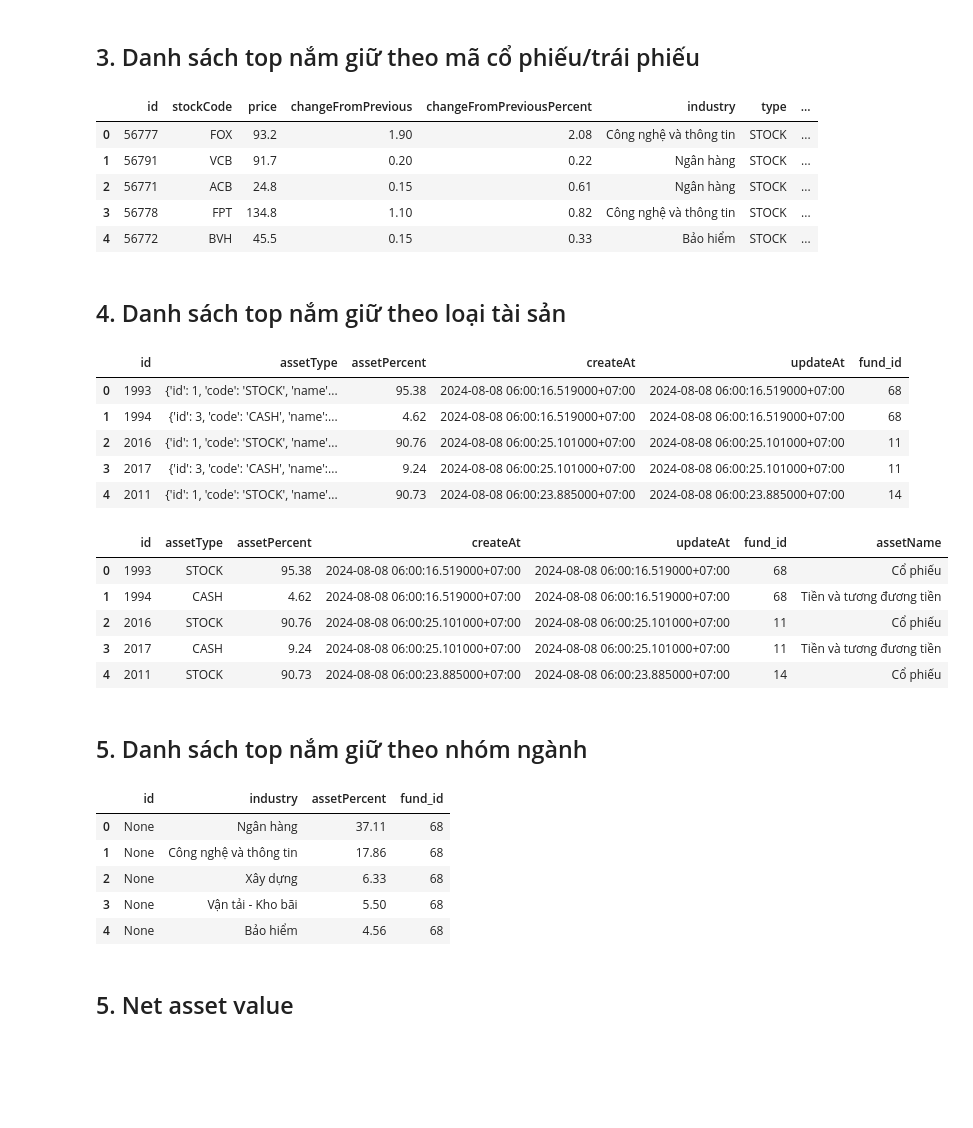
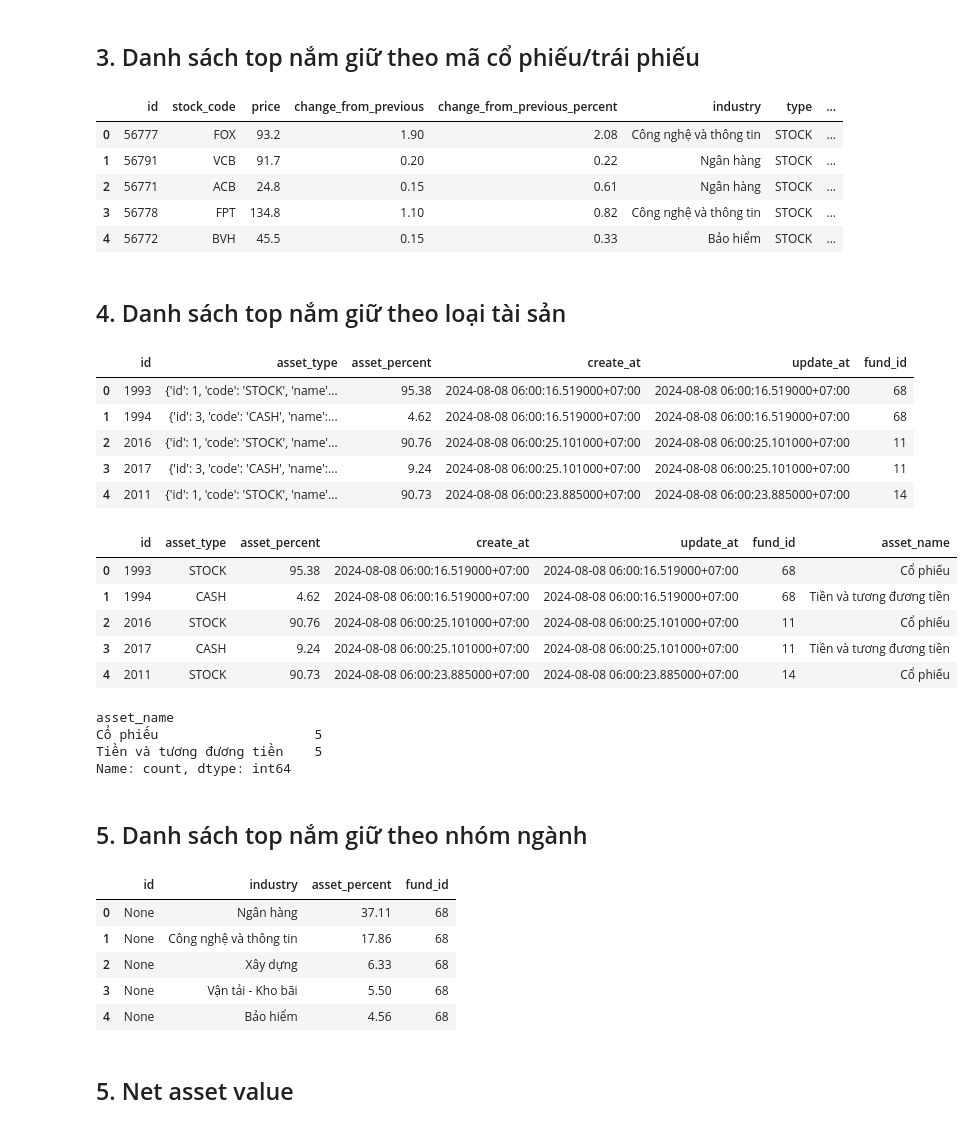
Before and after one commit to cuongng-99/fund-analytics, a Jupyter notebook: src/data_processing.ipynb, the cells around one changed output. Cells and saved outputs as stored; diff of their text form; code cells hidden in the pictures; blank space fills up the shorter version.

Commit message:
add data processing

```diff
--- a/src/data_processing.ipynb
+++ b/src/data_processing.ipynb
@@ -6,2 +16,7 @@ import pytz
+# %%
+def camel_to_snake(camel_str):
+    # Insert underscores only before uppercase letters that are followed by a lowercase letter or number
+    snake_case = re.sub(r"(?<!^)(?=[A-Z][a-z0-9])", "_", camel_str).lower()
+    return snake_case
 # %% [markdown]
 ## 1. Dữ liệu danh sách các quỹ mở đang có
@@ -76,9 +87,13 @@ top_holding = [stock_code for fund in top_holding for stock_code in fund]
 df_top_holding = pd.DataFrame(top_holding)
 
 df_top_holding["updateAt"] = df_top_holding["updateAt"].apply(lambda x: unix_to_datetime_with_timezone(x))
+
+# rename column cammel format to snake
+df_top_holding.columns = [camel_to_snake(col) for col in df_top_holding.columns]
+
 df_top_holding.head()
 # %% [output]
-|  | id | stockCode | price | changeFromPrevious | changeFromPreviousPercent | industry | type | ... |
+|  | id | stock_code | price | change_from_previous | change_from_previous_percent | industry | type | ... |
 | 0 | 56777 | FOX | 93.2 | 1.90 | 2.08 | Công nghệ và thông tin | STOCK | ... |
 | 1 | 56791 | VCB | 91.7 | 0.20 | 0.22 | Ngân hàng | STOCK | ... |
 | 2 | 56771 | ACB | 24.8 | 0.15 | 0.61 | Ngân hàng | STOCK | ... |
@@ -104,26 +119,36 @@ df_top_asset["createAt"] = df_top_asset["createAt"].apply(
     lambda x: unix_to_datetime_with_timezone(x)
 )
 
+# rename column cammel format to snake
+df_top_asset.columns = [camel_to_snake(col) for col in df_top_asset.columns]
+
 df_top_asset.head()
 # %% [output]
-|  | id | assetType | assetPercent | createAt | updateAt | fund_id |
+|  | id | asset_type | asset_percent | create_at | update_at | fund_id |
 | 0 | 1993 | {'id': 1, 'code': 'STOCK', 'name'... | 95.38 | 2024-08-08 06:00:16.519000+07:00 | 2024-08-08 06:00:16.519000+07:00 | 68 |
 | 1 | 1994 | {'id': 3, 'code': 'CASH', 'name':... | 4.62 | 2024-08-08 06:00:16.519000+07:00 | 2024-08-08 06:00:16.519000+07:00 | 68 |
 | 2 | 2016 | {'id': 1, 'code': 'STOCK', 'name'... | 90.76 | 2024-08-08 06:00:25.101000+07:00 | 2024-08-08 06:00:25.101000+07:00 | 11 |
 | 3 | 2017 | {'id': 3, 'code': 'CASH', 'name':... | 9.24 | 2024-08-08 06:00:25.101000+07:00 | 2024-08-08 06:00:25.101000+07:00 | 11 |
 | 4 | 2011 | {'id': 1, 'code': 'STOCK', 'name'... | 90.73 | 2024-08-08 06:00:23.885000+07:00 | 2024-08-08 06:00:23.885000+07:00 | 14 |
 # %%
-df_top_asset["assetName"] = df_top_asset["assetType"].apply(lambda x: x["name"])
-df_top_asset["assetType"] = df_top_asset["assetType"].apply(lambda x: x["code"])
+df_top_asset["asset_name"] = df_top_asset["asset_type"].apply(lambda x: x["name"])
+df_top_asset["asset_type"] = df_top_asset["asset_type"].apply(lambda x: x["code"])
 
 df_top_asset.head()
 # %% [output]
-|  | id | assetType | assetPercent | createAt | updateAt | fund_id | assetName |
+|  | id | asset_type | asset_percent | create_at | update_at | fund_id | asset_name |
 | 0 | 1993 | STOCK | 95.38 | 2024-08-08 06:00:16.519000+07:00 | 2024-08-08 06:00:16.519000+07:00 | 68 | Cổ phiếu |
 | 1 | 1994 | CASH | 4.62 | 2024-08-08 06:00:16.519000+07:00 | 2024-08-08 06:00:16.519000+07:00 | 68 | Tiền và tương đương tiền |
 | 2 | 2016 | STOCK | 90.76 | 2024-08-08 06:00:25.101000+07:00 | 2024-08-08 06:00:25.101000+07:00 | 11 | Cổ phiếu |
 | 3 | 2017 | CASH | 9.24 | 2024-08-08 06:00:25.101000+07:00 | 2024-08-08 06:00:25.101000+07:00 | 11 | Tiền và tương đương tiền |
 | 4 | 2011 | STOCK | 90.73 | 2024-08-08 06:00:23.885000+07:00 | 2024-08-08 06:00:23.885000+07:00 | 14 | Cổ phiếu |
+# %%
+df_top_asset.asset_name.value_counts()
+# %% [output]
+asset_name
+Cổ phiếu                    5
+Tiền và tương đương tiền    5
+Name: count, dtype: int64
 # %% [markdown]
 ## 5. Danh sách top nắm giữ theo nhóm ngành
 # %%
@@ -133,16 +158,21 @@ for fund_id in list_fund_id[:5]:
 
 # flatten list top hoding
 top_industry = [industry for fund in top_industry for industry in fund]
-# %%
-df_top_industry = pd.DataFrame(top_industry)
-df_top_industry.head()
-# %% [output]
-|  | id | industry | assetPercent | fund_id |
-| 0 | None | Ngân hàng | 37.11 | 68 |
-| 1 | None | Công nghệ và thông tin | 17.86 | 68 |
-| 2 | None | Xây dựng | 6.33 | 68 |
-| 3 | None | Vận tải - Kho bãi | 5.50 | 68 |
-| 4 | None | Bảo hiểm | 4.56 | 68 |
+# %%
+df_top_industry = pd.DataFrame(top_industry)
+
+# rename column cammel format to snake
+df_top_industry.columns = [camel_to_snake(col) for col in df_top_industry.columns]
+
+
+df_top_industry.head()
+# %% [output]
+|  | id | industry | asset_percent | fund_id |
+| 0 | None | Ngân hàng | 37.11 | 68 |
+| 1 | None | Công nghệ và thông tin | 17.86 | 68 |
+| 2 | None | Xây dựng | 6.33 | 68 |
+| 3 | None | Vận tải - Kho bãi | 5.50 | 68 |
+| 4 | None | Bảo hiểm | 4.56 | 68 |
 # %% [markdown]
 ## 5. Net asset value
 # %%
```
Also changed, not shown: parts of 10 cells of this notebook.
